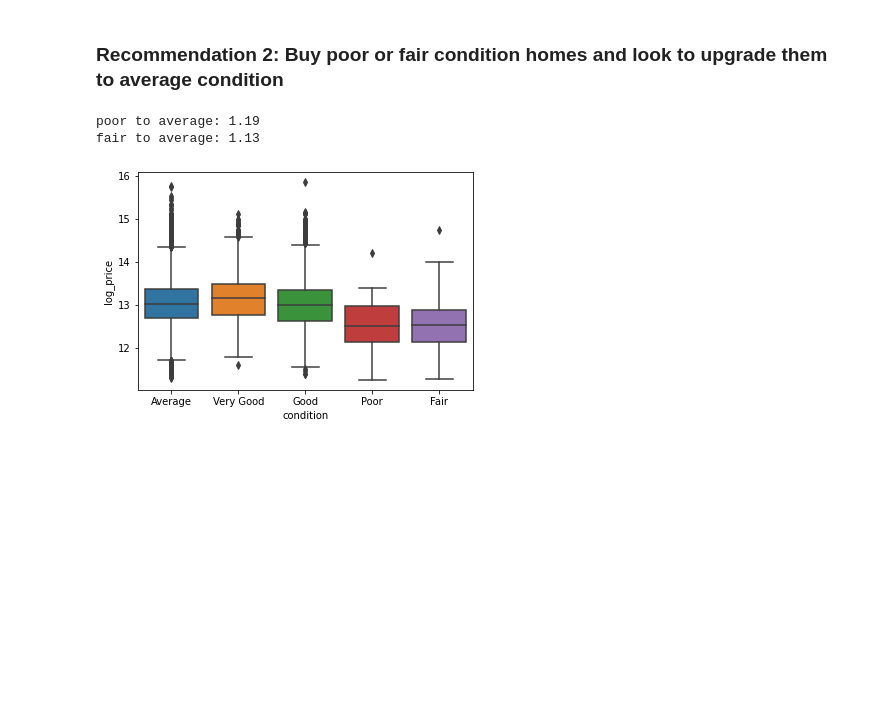
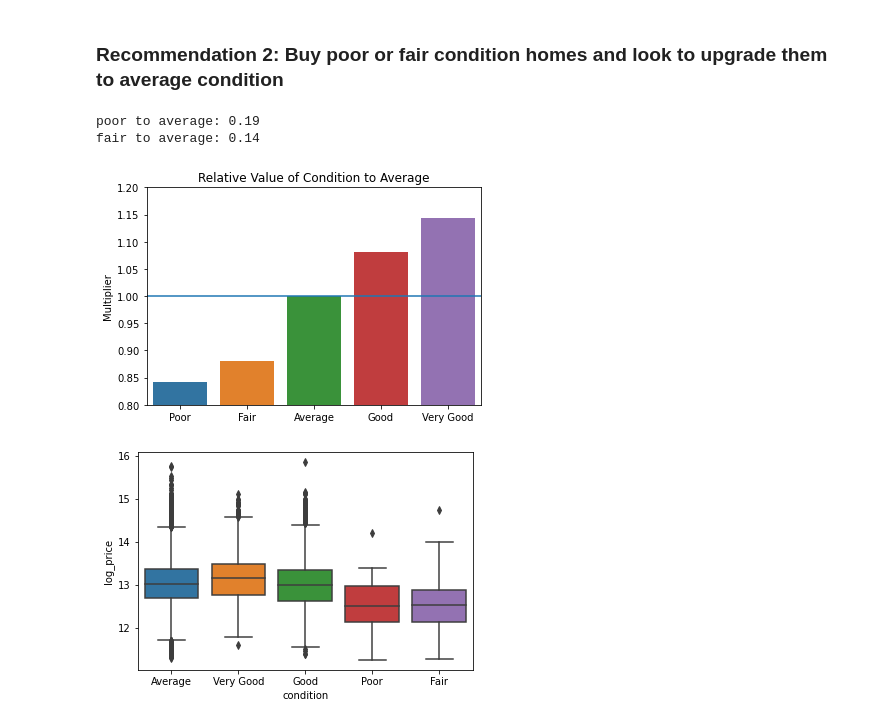
Before and after one commit to adobronyi/king_county_real_estate, a Jupyter notebook: student.ipynb, the cells around one changed output. Cells and saved outputs as stored; diff of their text form; code cells hidden in the pictures; blank space fills up the shorter version.

```diff
--- a/student.ipynb
+++ b/student.ipynb
@@ -1397,15 +1432,28 @@ sns.scatterplot(df_new_rec_1['long'],df_new_rec_1['lat'],color='black');
 ### Recommendation 2: Buy poor or fair condition homes and look to upgrade them to average condition
 # %%
 # calculate multiplier going from poor to average
-poor_to_average = 1/condition_poor
+poor_to_average = 1/condition_poor-1
 print("poor to average:",round(poor_to_average,2))
 
 # calculate multiplier going from fair to average
-fair_to_average = 1/condition_fair
+fair_to_average = 1/condition_fair-1
 print("fair to average:",round(fair_to_average,2))
+
+# create lists for bar plot
+conditions = ['Poor','Fair','Average','Good','Very Good']
+multipliers = [condition_poor,condition_fair,1.0,condition_good,condition_very_good]
+
+# create barplot
+fig,ax=plt.subplots()
+sns.barplot(x=conditions,y=multipliers)
+ax.set_ylim(0.8,1.2)
+plt.axhline(1.0)
+plt.ylabel('Multiplier')
+plt.title('Relative Value of Condition to Average');
 # %% [output]
-poor to average: 1.19
-fair to average: 1.13
+poor to average: 0.19
+fair to average: 0.14
+[figure, added]
 # %%
 # boxplot of price vs condition
 sns.boxplot(df_new['condition'],df_new['log_price']);
```
Also changed, not shown: parts of 25 cells of this notebook.
